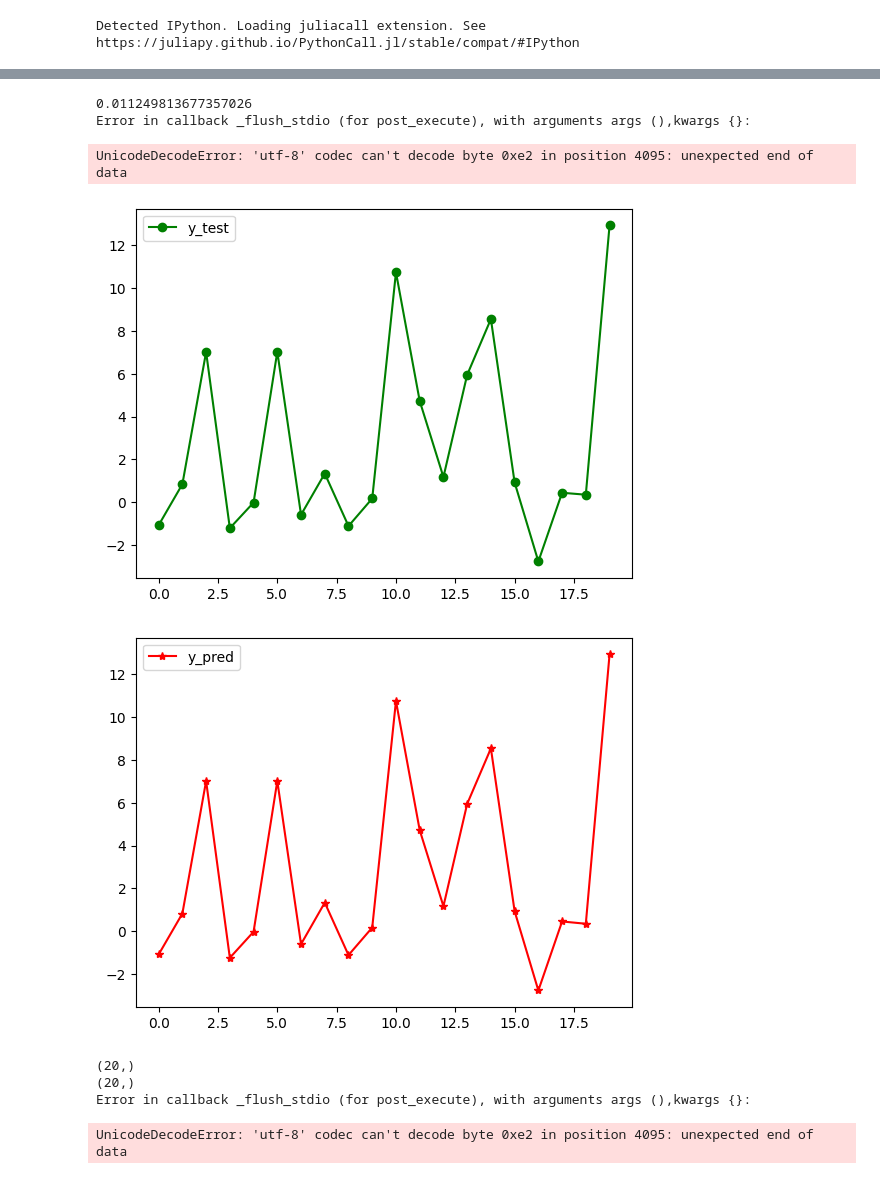
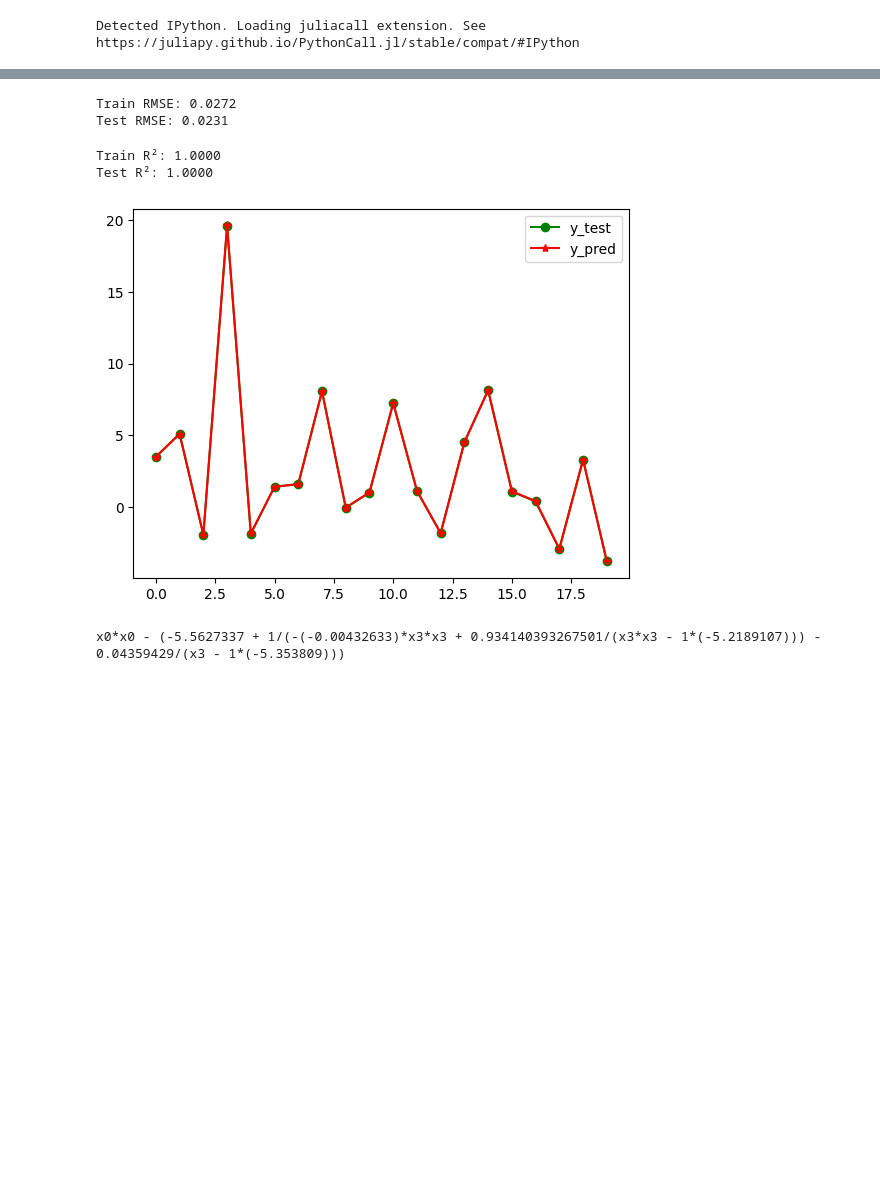
Before and after one commit to wmpjrufg/crack_prediction_symbolic_regression, a Jupyter notebook: PySR_Toy_Problem.ipynb, the cells around one changed output, grey strips where cells are left out. Cells and saved outputs as stored; diff of their text form; code cells hidden in the pictures; blank space fills up the shorter version.

Commit message:
feat(toy-problem): :sparkles: Add R^2 metric and output the best equation found

```diff
--- a/PySR_Toy_Problem.ipynb
+++ b/PySR_Toy_Problem.ipynb
@@ -15,7 +13,6 @@ X_train, X_test, y_train, y_test = train_test_split(
     X, y, test_size=0.2, random_state=42
 )
 # %%
-from pysr import PySRRegressor
 
 model = PySRRegressor(
     niterations=500,
@@ -27,9 +24,7 @@ model = PySRRegressor(
     extra_sympy_mappings={
         "inv": lambda x: 1/x,
     },
-    temp_equation_file=True,
 )
 
-
 model.fit(X_train, y_train)
 # %% [output]
@@ -75,33 +70,39 @@ UnicodeDecodeError: 'utf-8' codec can't decode byte 0xe2 in position 4095: unexp
 # %%
 from sklearn.metrics import mean_squared_error as MSE
 
-y_pred = model.predict(X_test)
+y_train_pred = model.predict(X_train)
+y_test_pred = model.predict(X_test)
 
-rmse = (MSE(y_test, y_pred))**0.5
-print(rmse)
+rmse_train = MSE(y_train, y_train_pred)**(1/2)
+rmse_test  = MSE(y_test, y_test_pred)**(1/2)
+
+print(f"Train RMSE: {rmse_train:.4f}")
+print(f"Test RMSE: {rmse_test:.4f}")
 # %% [output]
-0.011249813677357026
-Error in callback _flush_stdio (for post_execute), with arguments args (),kwargs {}:
+Train RMSE: 0.0272
+Test RMSE: 0.0231
-UnicodeDecodeError: 'utf-8' codec can't decode byte 0xe2 in position 4095: unexpected end of data
 # %%
-import matplotlib.pyplot as plt
-x_axis = np.arange(len(y_test))
+from sklearn.metrics import r2_score
 
-plt.plot(x_axis, y_test.flatten(), color='g', marker="o", label='y_test')
-plt.legend()
-plt.show()
+r2_train = r2_score(y_train, y_train_pred)
+r2_test  = r2_score(y_test, y_test_pred)
 
-
-plt.plot(x_axis, y_pred.flatten(), color='r', marker="*", label='y_pred')
-plt.legend()
-plt.show()
-
-print(y_test.shape)
-print(y_pred.shape)
+print(f"Train R²: {r2_train:.4f}")
+print(f"Test R²: {r2_test:.4f}")
 # %% [output]
-[figure, removed]
-[figure, removed]
-(20,)
-(20,)
-Error in callback _flush_stdio (for post_execute), with arguments args (),kwargs {}:
+Train R²: 1.0000
+Test R²: 1.0000
-UnicodeDecodeError: 'utf-8' codec can't decode byte 0xe2 in position 4095: unexpected end of data
+# %%
+import matplotlib.pyplot as plt
+x_axis = np.arange(len(y_test))
+
+plt.plot(x_axis, y_test, color='g', marker="o", label='y_test')
+plt.plot(x_axis, y_test_pred, color='r', marker="*", label='y_pred')
+plt.legend()
+plt.show()
+# %% [output]
+[figure, added]
+# %%
+print(model.sympy())
+# %% [output]
+x0*x0 - (-5.5627337 + 1/(-(-0.00432633)*x3*x3 + 0.934140393267501/(x3*x3 - 1*(-5.2189107))) - 0.04359429/(x3 - 1*(-5.353809)))
```
Also changed, not shown: parts of 2 cells of this notebook, 1 other file.
